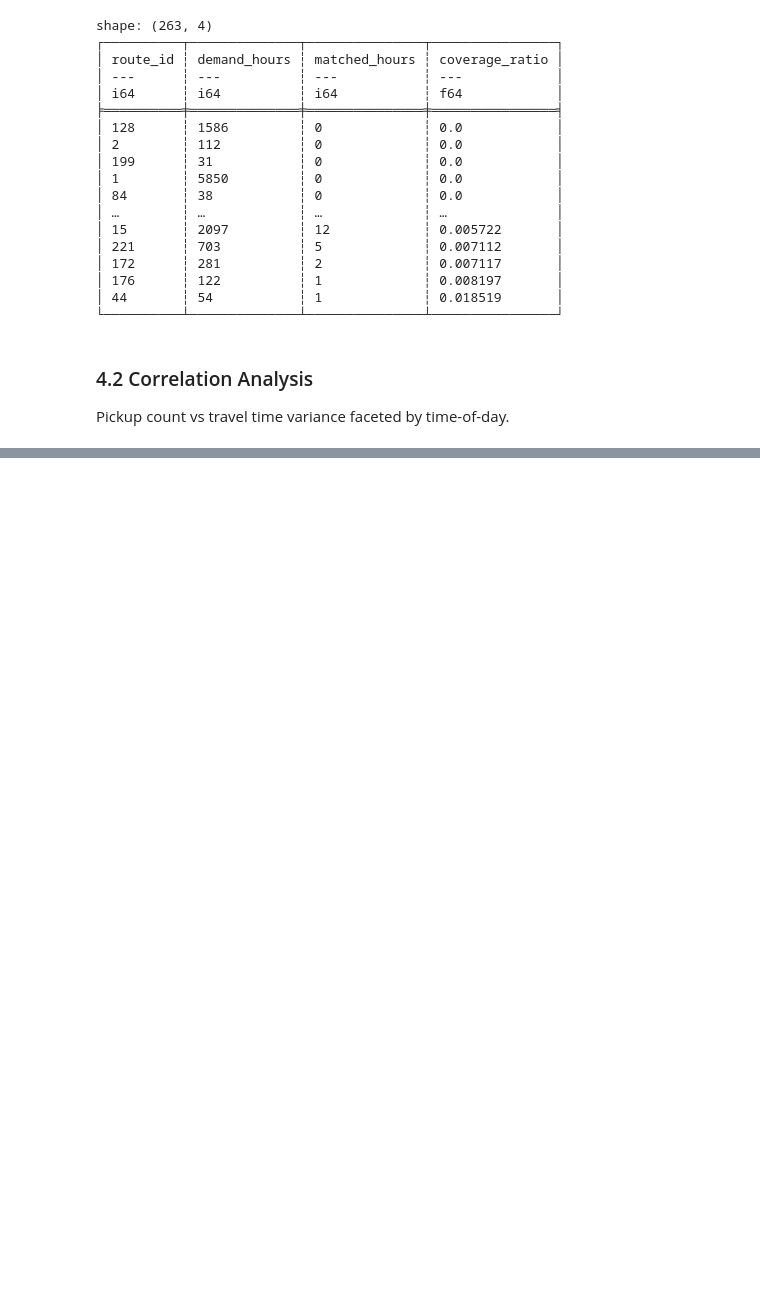
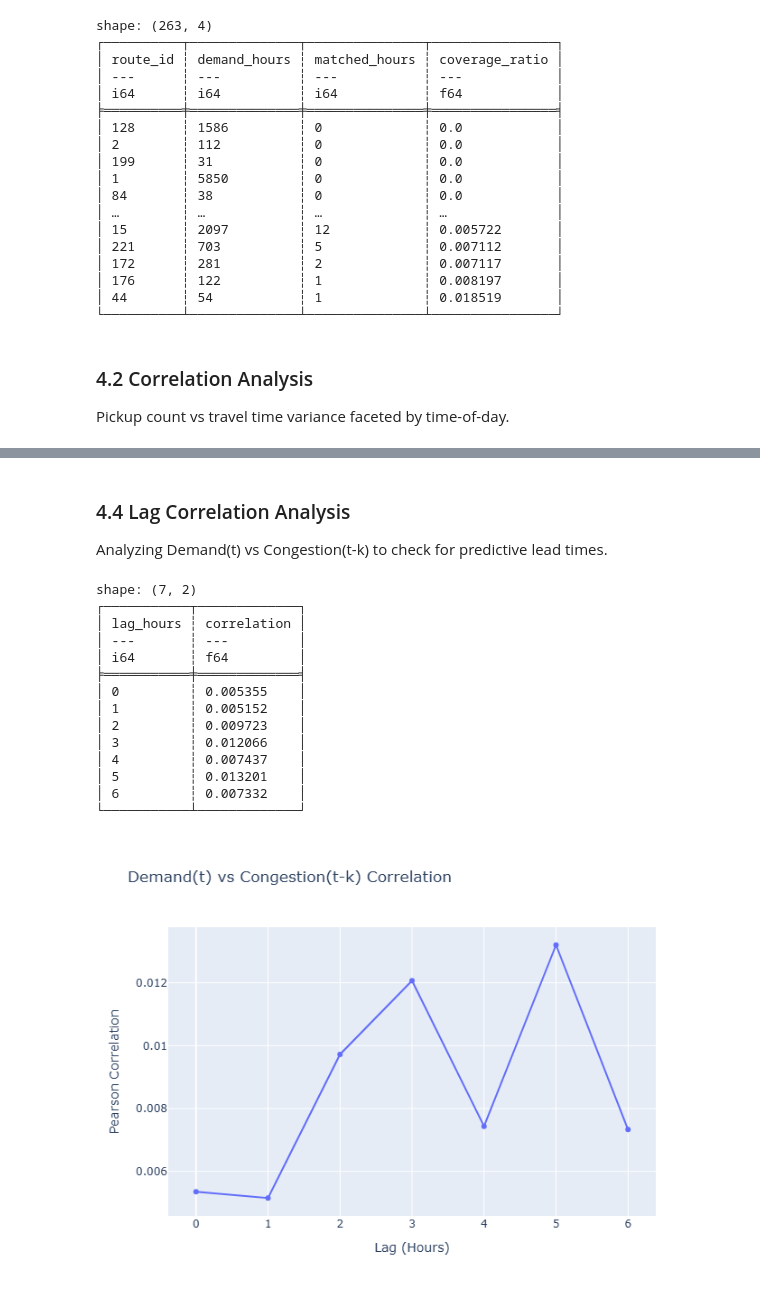
Before and after one commit to olveirap/pulsecast, a Jupyter notebook: notebooks/exploration/01_eda_phase0.ipynb, the cells around one changed output, grey strips where cells are left out. Drawn from its saved outputs; the diff is of its cells as text; code cells hidden in the pictures; blank space fills up the shorter version.

```diff
--- a/notebooks/exploration/01_eda_phase0.ipynb
+++ b/notebooks/exploration/01_eda_phase0.ipynb
@@ -471,0 +537,50 @@ shape: (9, 6)
+# %% [markdown]
+### 4.4 Lag Correlation Analysis
+Analyzing Demand(t) vs Congestion(t-k) to check for predictive lead times.
+# %%
+
+query_cong = """SELECT zone_id as route_id, hour, travel_time_var::float FROM congestion WHERE hour >= '2024-11-01' AND hour <= '2024-11-03 23:00:00'"""
+query_dem = """SELECT route_id, hour, volume::float FROM demand WHERE hour >= '2024-11-01' AND hour <= '2024-11-03 23:00:00'"""
+
+df_c = query_to_df(query_cong)
+df_d = query_to_df(query_dem)
+
+if not df_c.is_empty() and not df_d.is_empty():
+    lags = []
+    for k in range(0, 7):
+        df_c_lagged = df_c.with_columns((pl.col("hour") + pl.duration(hours=k)).alias("match_hour"))
+        joined = df_d.join(df_c_lagged, left_on=["route_id", "hour"], right_on=["route_id", "match_hour"], how="inner")
+        if joined.height > 10:
+            corr = joined.select(pl.corr("volume", "travel_time_var")).item()
+            lags.append({"lag_hours": k, "correlation": corr})
+
+    df_lags = pl.DataFrame(lags)
+    print(df_lags)
+
+    fig_lags = px.line(
+        df_lags.to_pandas(),
+        x="lag_hours",
+        y="correlation",
+        markers=True,
+        title="Demand(t) vs Congestion(t-k) Correlation",
+        labels={"lag_hours": "Lag (Hours)", "correlation": "Pearson Correlation"},
+    )
+    render_fig(fig_lags)
+else:
+    print("Insufficient data for lag analysis.")
+# %% [output]
+shape: (7, 2)
+┌───────────┬─────────────┐
+│ lag_hours ┆ correlation │
+│ ---       ┆ ---         │
+│ i64       ┆ f64         │
+╞═══════════╪═════════════╡
+│ 0         ┆ 0.005355    │
+│ 1         ┆ 0.005152    │
+│ 2         ┆ 0.009723    │
+│ 3         ┆ 0.012066    │
+│ 4         ┆ 0.007437    │
+│ 5         ┆ 0.013201    │
+│ 6         ┆ 0.007332    │
+└───────────┴─────────────┘
+[figure, added]
```
Also changed, not shown: parts of 21 cells of this notebook, 3 other files.
